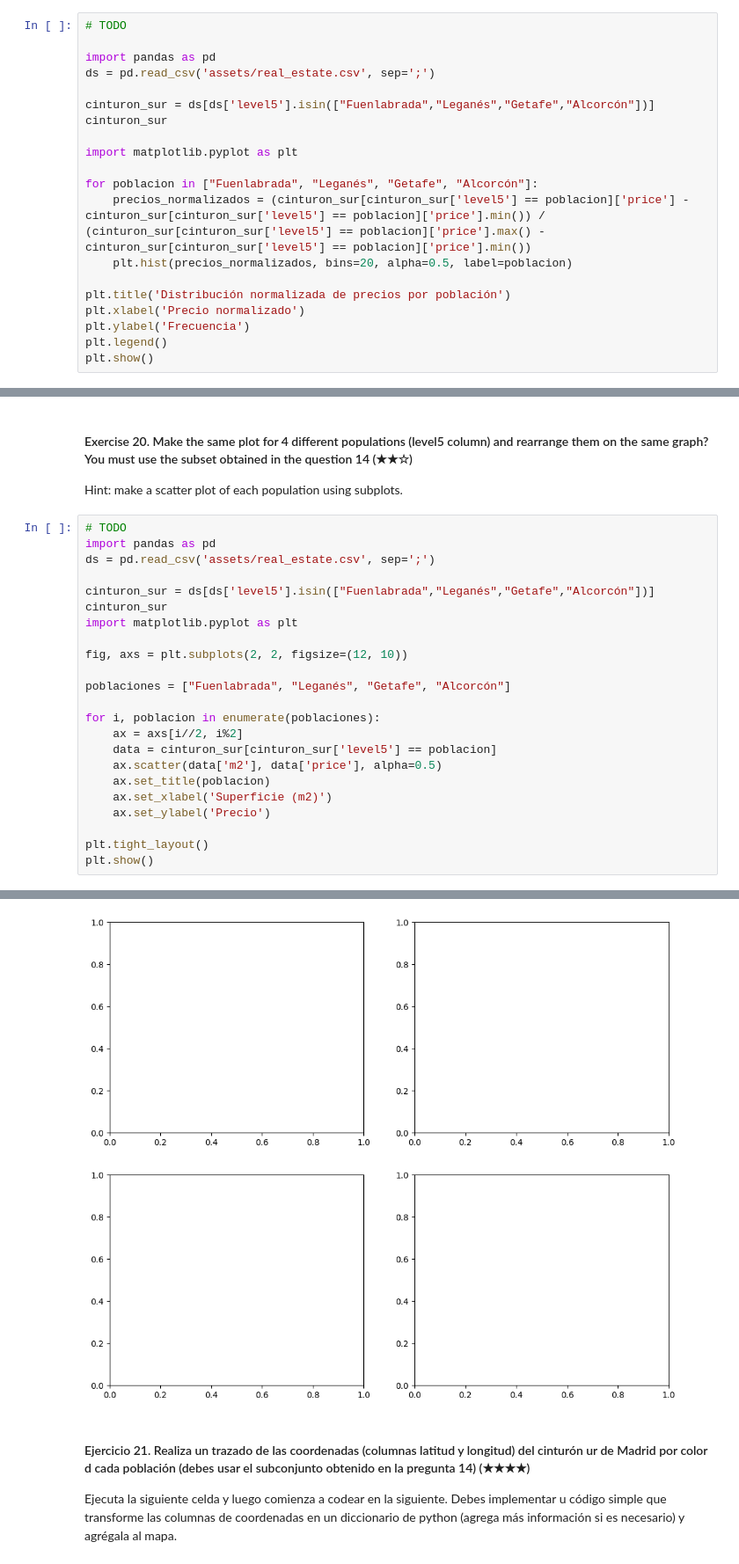
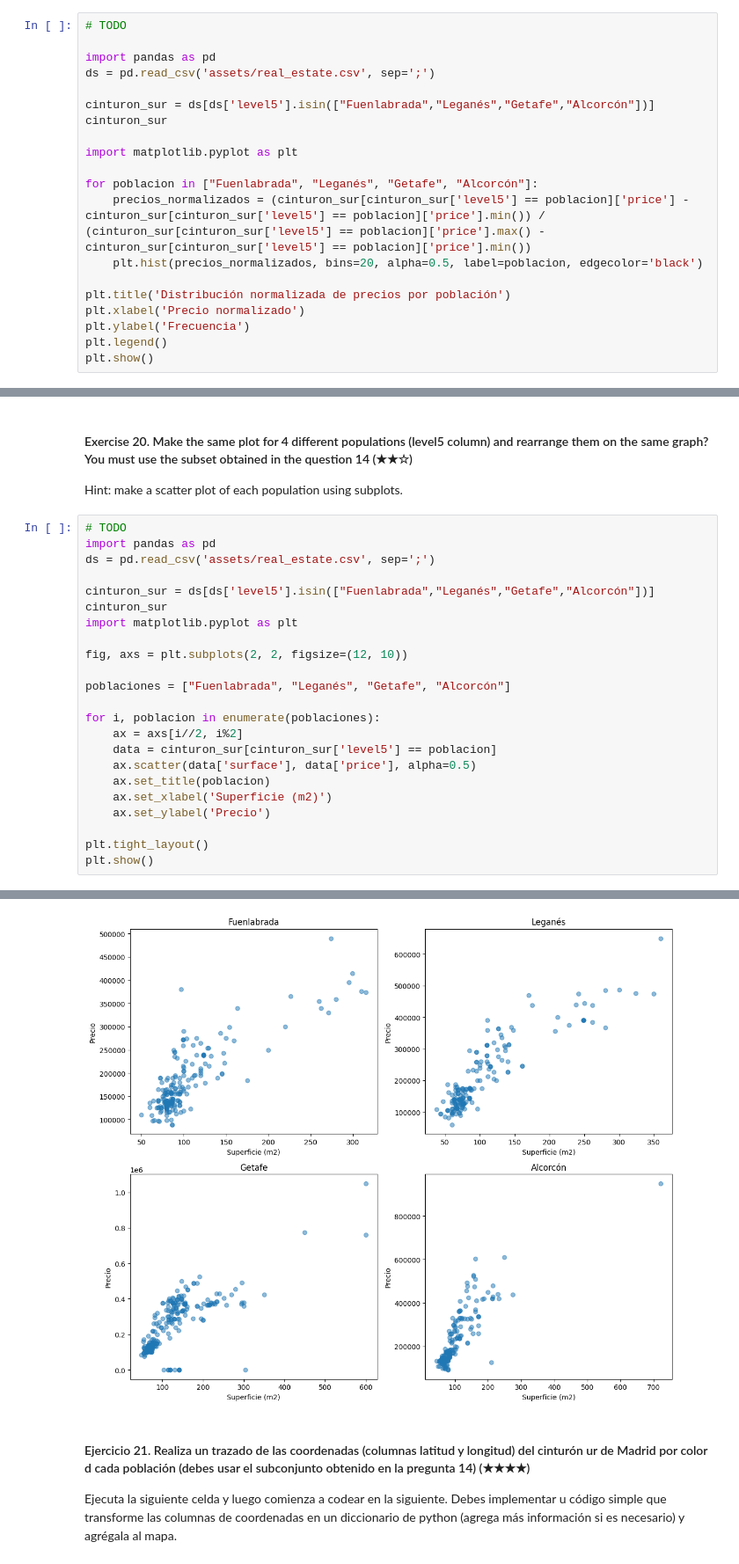
Before and after one commit to 4GeeksAcademy/exercise-danielgs, a Jupyter notebook: project.es.ipynb, the cells around one changed output, grey strips where cells are left out. Shown: that part at 88% size. Drawn from its saved outputs; the diff is of its cells as text.

```diff
--- a/project.es.ipynb
+++ b/project.es.ipynb
@@ -354,7 +363,7 @@ import matplotlib.pyplot as plt
 
 for poblacion in ["Fuenlabrada", "Leganés", "Getafe", "Alcorcón"]:
     precios_normalizados = (cinturon_sur[cinturon_sur['level5'] == poblacion]['price'] - cinturon_sur[cinturon_sur['level5'] == poblacion]['price'].min()) / (cinturon_sur[cinturon_sur['level5'] == poblacion]['price'].max() - cinturon_sur[cinturon_sur['level5'] == poblacion]['price'].min())
-    plt.hist(precios_normalizados, bins=20, alpha=0.5, label=poblacion)
+    plt.hist(precios_normalizados, bins=20, alpha=0.5, label=poblacion, edgecolor='black')
 
 plt.title('Distribución normalizada de precios por población')
 plt.xlabel('Precio normalizado')
@@ -407,7 +438,7 @@ poblaciones = ["Fuenlabrada", "Leganés", "Getafe", "Alcorcón"]
 for i, poblacion in enumerate(poblaciones):
     ax = axs[i//2, i%2]
     data = cinturon_sur[cinturon_sur['level5'] == poblacion]
-    ax.scatter(data['m2'], data['price'], alpha=0.5)
+    ax.scatter(data['surface'], data['price'], alpha=0.5)
     ax.set_title(poblacion)
     ax.set_xlabel('Superficie (m2)')
     ax.set_ylabel('Precio')
@@ -419,4 +449,4 @@ KeyError: 'm2'
-[figure, old version]
+[figure, new version]
 # %% [markdown]
 #### Ejercicio 21. Realiza un trazado de las coordenadas (columnas latitud y longitud) del cinturón ur de Madrid por color d cada población (debes usar el subconjunto obtenido en la pregunta 14) (★★★★)
 
```
Also changed, not shown: parts of 8 cells of this notebook.
